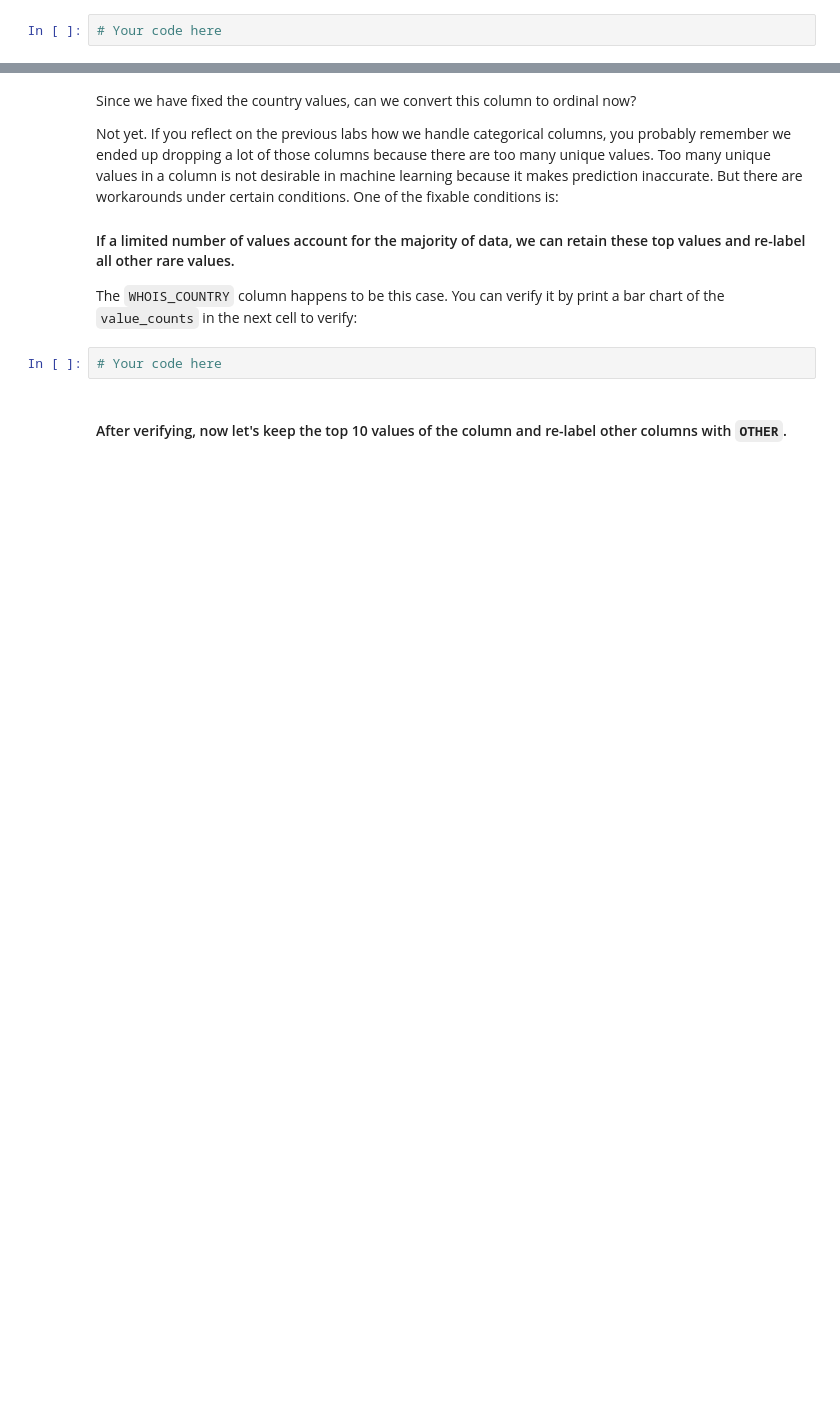
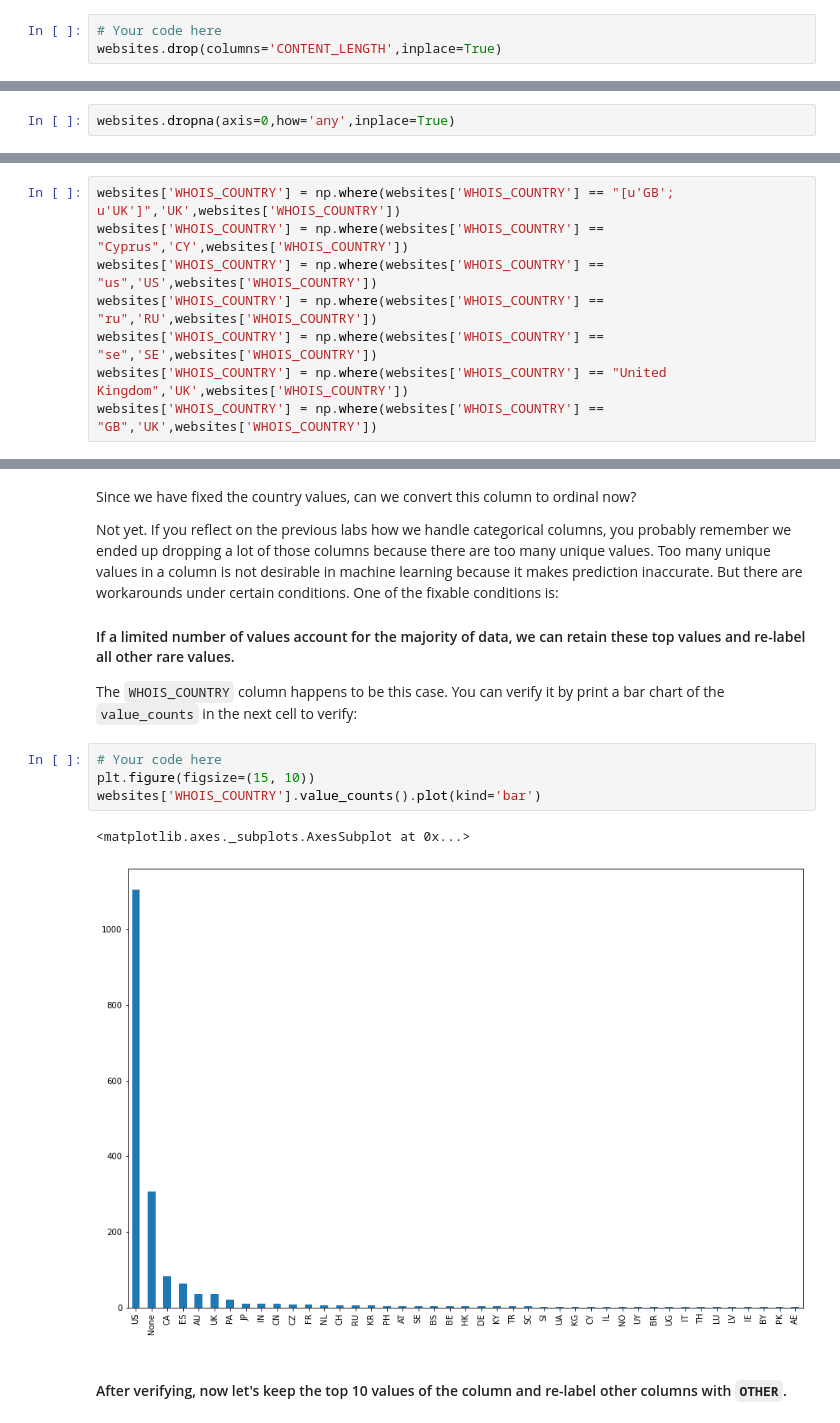
Before and after one commit to danielquer/data-pt-ber-08-20, a Jupyter notebook: Labs/module-3_labs/02_supervised-learning/01_lab-supervised-learning/your-code/main-dani.ipynb, the cells around one changed output, grey strips where cells are left out. Drawn from its saved outputs; the diff is of its cells as text; blank space fills up the shorter version.

```diff
--- a/Labs/module-3_labs/02_supervised-learning/01_lab-supervised-learning/your-code/main-dani.ipynb
+++ b/Labs/module-3_labs/02_supervised-learning/01_lab-supervised-learning/your-code/main-dani.ipynb
@@ -184,3 +259,4 @@ If you remember in the previous labs, we drop a column if the column contains a
 #### In the cells below, handle the missing values from the dataset. Remember to comment the rationale of your decisions.
 # %%
 # Your code here
+websites.drop(columns='CONTENT_LENGTH',inplace=True)
@@ -188,0 +263,2 @@ If you remember in the previous labs, we drop a column if the column contains a
+# %%
+websites.dropna(axis=0,how='any',inplace=True)
@@ -219,0 +337,8 @@ How to handle string columns is always case by case. Let's start by working on `
+# %%
+websites['WHOIS_COUNTRY'] = np.where(websites['WHOIS_COUNTRY'] == "[u'GB'; u'UK']",'UK',websites['WHOIS_COUNTRY'])
+websites['WHOIS_COUNTRY'] = np.where(websites['WHOIS_COUNTRY'] == "Cyprus",'CY',websites['WHOIS_COUNTRY'])
+websites['WHOIS_COUNTRY'] = np.where(websites['WHOIS_COUNTRY'] == "us",'US',websites['WHOIS_COUNTRY'])
+websites['WHOIS_COUNTRY'] = np.where(websites['WHOIS_COUNTRY'] == "ru",'RU',websites['WHOIS_COUNTRY'])
+websites['WHOIS_COUNTRY'] = np.where(websites['WHOIS_COUNTRY'] == "se",'SE',websites['WHOIS_COUNTRY'])
+websites['WHOIS_COUNTRY'] = np.where(websites['WHOIS_COUNTRY'] == "United Kingdom",'UK',websites['WHOIS_COUNTRY'])
+websites['WHOIS_COUNTRY'] = np.where(websites['WHOIS_COUNTRY'] == "GB",'UK',websites['WHOIS_COUNTRY'])
@@ -225,7 +370,12 @@ Not yet. If you reflect on the previous labs how we handle categorical columns,
 #### If a limited number of values account for the majority of data, we can retain these top values and re-label all other rare values.
 
 The `WHOIS_COUNTRY` column happens to be this case. You can verify it by print a bar chart of the `value_counts` in the next cell to verify:
-# %%
-# Your code here
+# %%
+# Your code here
+plt.figure(figsize=(15, 10))
+websites['WHOIS_COUNTRY'].value_counts().plot(kind='bar')
+# %% [output]
+<matplotlib.axes._subplots.AxesSubplot at 0x...>
+[figure, added]
 # %% [markdown]
 #### After verifying, now let's keep the top 10 values of the column and re-label other columns with `OTHER`.
```
Also changed, not shown: parts of 51 cells of this notebook.
